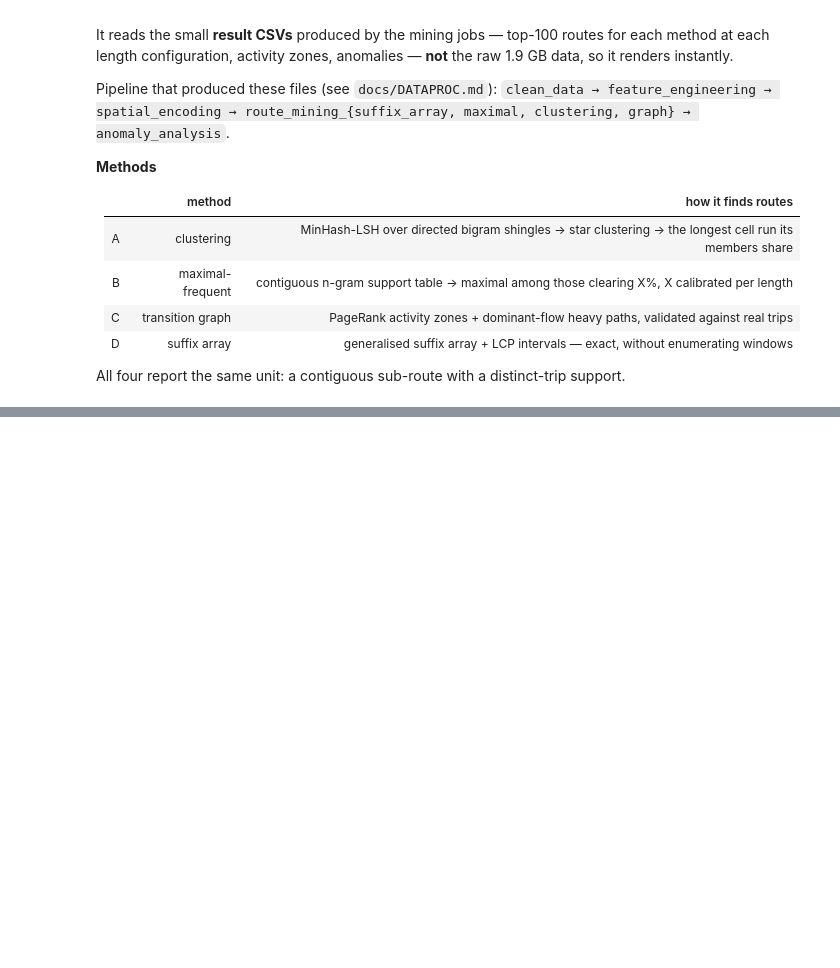
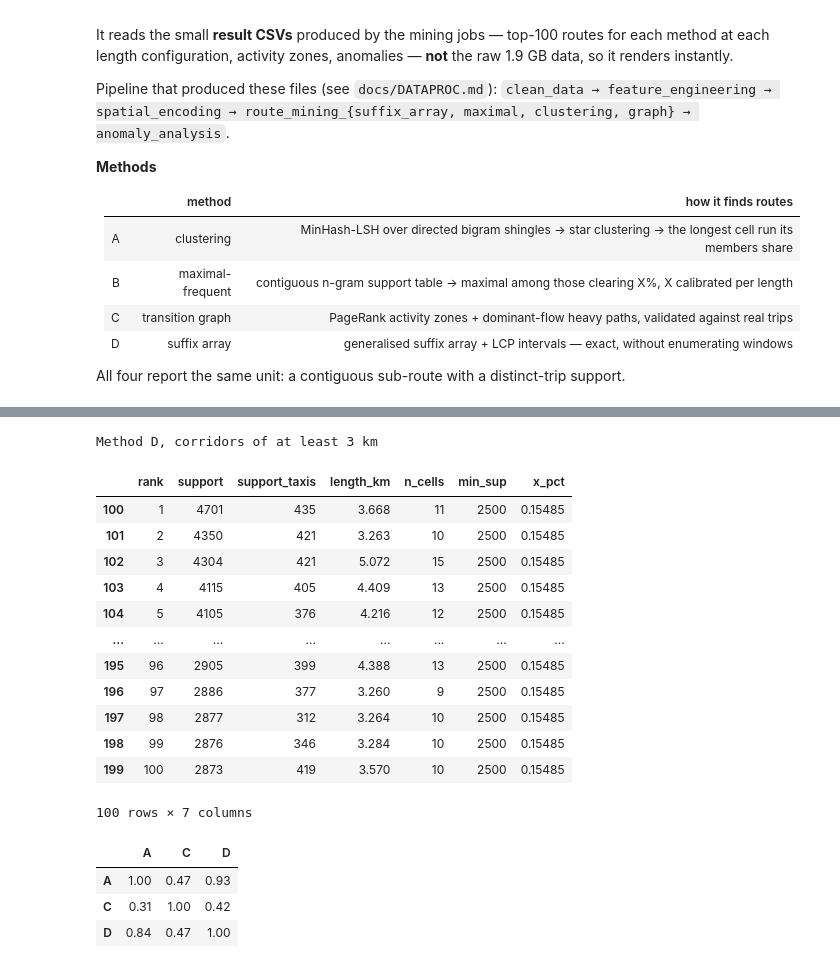
Before and after one commit to noyaba1/Taxi, a Jupyter notebook: notebooks/porto_routes_colab.ipynb, the cells around one changed output, grey strips where cells are left out. Drawn from its saved outputs; the diff is of its cells as text; code cells hidden in the pictures; blank space fills up the shorter version.

```diff
--- a/notebooks/porto_routes_colab.ipynb
+++ b/notebooks/porto_routes_colab.ipynb
@@ -109,10 +143,34 @@ m
 # %%
-# 5. The deliverable table: top-100 popular long sub-routes for one configuration.
-#    Change L to any of 1, 3, 5, 10, 20, 40.
-L, METHOD = 3, 'B'
-df = M[METHOD]
-cols = [c for c in ['rank', 'support', 'length_km', 'n_cells', 'x_pct'] if c in df.columns]
-df[df.min_len_km == L][cols].head(100)
+# 5. The deliverable: top-100 popular long sub-routes for one config.
+#    Method D (suffix array) is the default because it is the one that
+#    carries the deliverable at full scale -- B is sample-scale only, so
+#    hardcoding B here fails on a full-scale run.
+METHOD = next((k for k in ('D', 'B', 'A', 'C') if len(M[k])), None)
+L = 3   # one of 1, 3, 5, 10, 20, 40
+
+if METHOD is None:
+    print('no method produced routes; run the mining stages first')
+else:
+    df = M[METHOD]
+    cols = [c for c in ['rank', 'support', 'support_taxis', 'length_km',
+                        'n_cells', 'min_sup', 'x_pct'] if c in df.columns]
+    print(f'Method {METHOD}, corridors of at least {L} km')
+    display(df[df.min_len_km == L][cols].head(100))
+# %% [output]
+Method D, corridors of at least 3 km
+|  | rank | support | support_taxis | length_km | n_cells | min_sup | x_pct |
+| 100 | 1 | 4701 | 435 | 3.668 | 11 | 2500 | 0.15485 |
+| 101 | 2 | 4350 | 421 | 3.263 | 10 | 2500 | 0.15485 |
+| 102 | 3 | 4304 | 421 | 5.072 | 15 | 2500 | 0.15485 |
+| 103 | 4 | 4115 | 405 | 4.409 | 13 | 2500 | 0.15485 |
+| 104 | 5 | 4105 | 376 | 4.216 | 12 | 2500 | 0.15485 |
+| ... | ... | ... | ... | ... | ... | ... | ... |
+| 195 | 96 | 2905 | 399 | 4.388 | 13 | 2500 | 0.15485 |
+| 196 | 97 | 2886 | 377 | 3.260 | 9 | 2500 | 0.15485 |
+| 197 | 98 | 2877 | 312 | 3.264 | 10 | 2500 | 0.15485 |
+| 198 | 99 | 2876 | 346 | 3.284 | 10 | 2500 | 0.15485 |
+| 199 | 100 | 2873 | 419 | 3.570 | 10 | 2500 | 0.15485 |
+100 rows × 7 columns
 # %%
 # 6. Do independent methods agree? Overlap of the cell sets they report at >=3 km.
 #    Two methods with different failure modes converging on the same corridors is
@@ -134,3 +192,8 @@ present = [k for k in M if len(M[k])]
 S = {k: cellsets(k) for k in present}
 pd.DataFrame({c: {r: (1.0 if r == c else match_fraction(S[r], S[c])) for r in present}
               for c in present}).round(2)
+# %% [output]
+|  | A | C | D |
+| A | 1.00 | 0.47 | 0.93 |
+| C | 0.31 | 1.00 | 0.42 |
+| D | 0.84 | 0.47 | 1.00 |
```
Also changed, not shown: parts of 5 cells of this notebook, 1 other file.
